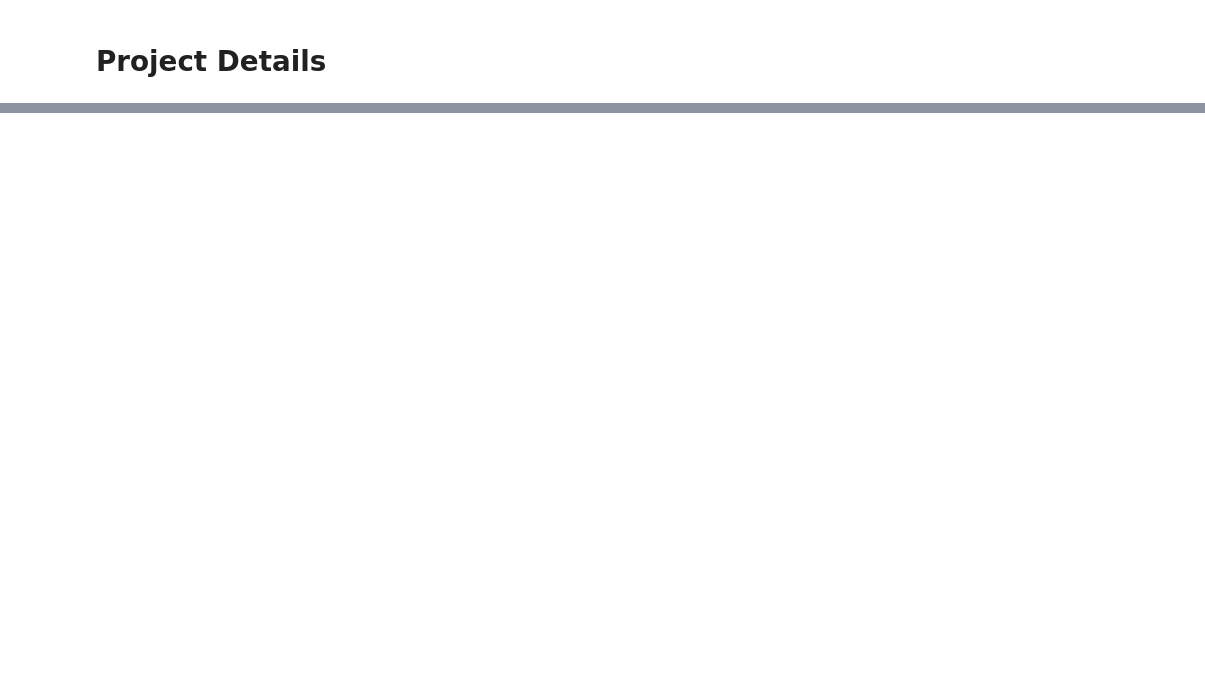
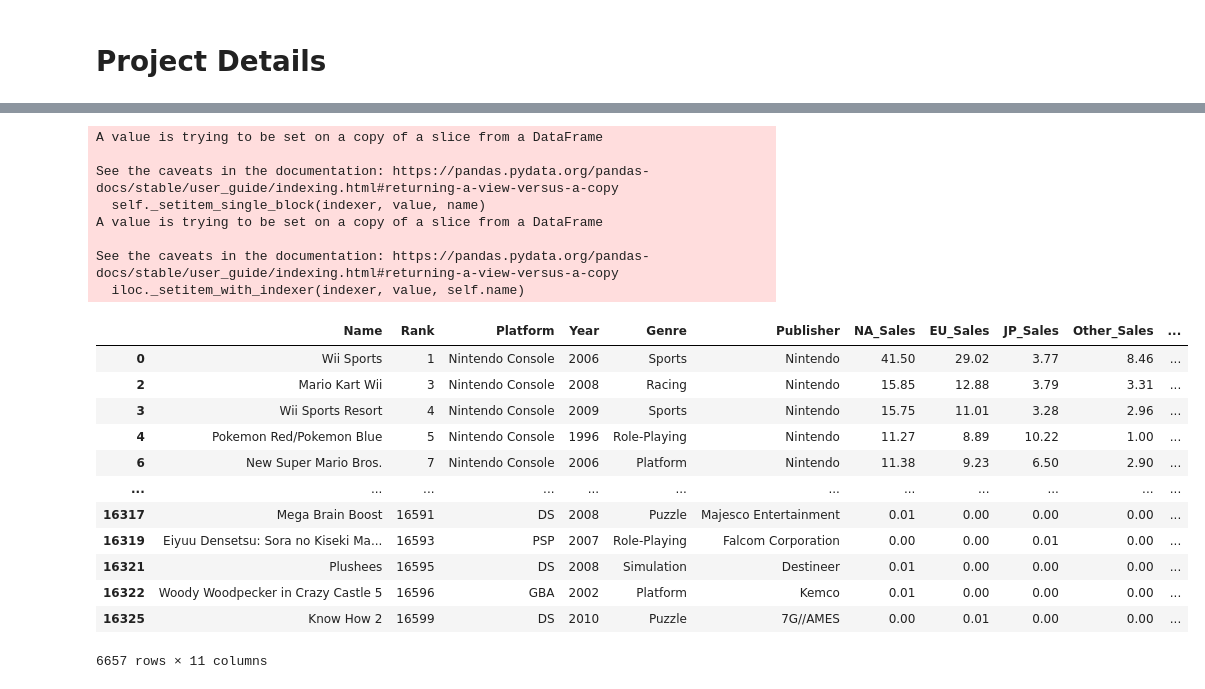
Before and after one commit to XOMIC/Data-Analytics-Projects, a Jupyter notebook: Games-Sales-Data/exclusives.ipynb, the cells around one changed output, grey strips where cells are left out. Drawn from its saved outputs; the diff is of its cells as text; code cells hidden in the pictures; blank space fills up the shorter version.

```diff
--- a/Games-Sales-Data/exclusives.ipynb
+++ b/Games-Sales-Data/exclusives.ipynb
@@ -43,0 +61,3 @@ exclusives.loc[exclusives.Platform == "PS3"]
+# %%
+top_platforms = exclusives[exclusives['Platform'].isin(top_10_exclusives.index)]
+top_platforms.head()
@@ -43,0 +71,25 @@ exclusives.loc[exclusives.Platform == "PS3"]
+# %%
+top_platforms.Platform.loc[top_platforms.Publisher == "Nintendo"] = 'Nintendo Console'
+top_platforms
+# %% [output]
+A value is trying to be set on a copy of a slice from a DataFrame
+
+See the caveats in the documentation: https://pandas.pydata.org/pandas-docs/stable/user_guide/indexing.html#returning-a-view-versus-a-copy
+  self._setitem_single_block(indexer, value, name)
+A value is trying to be set on a copy of a slice from a DataFrame
+
+See the caveats in the documentation: https://pandas.pydata.org/pandas-docs/stable/user_guide/indexing.html#returning-a-view-versus-a-copy
+  iloc._setitem_with_indexer(indexer, value, self.name)
+|  | Name | Rank | Platform | Year | Genre | Publisher | NA_Sales | EU_Sales | JP_Sales | Other_Sales | ... |
+| 0 | Wii Sports | 1 | Nintendo Console | 2006 | Sports | Nintendo | 41.50 | 29.02 | 3.77 | 8.46 | ... |
+| 2 | Mario Kart Wii | 3 | Nintendo Console | 2008 | Racing | Nintendo | 15.85 | 12.88 | 3.79 | 3.31 | ... |
+| 3 | Wii Sports Resort | 4 | Nintendo Console | 2009 | Sports | Nintendo | 15.75 | 11.01 | 3.28 | 2.96 | ... |
+| 4 | Pokemon Red/Pokemon Blue | 5 | Nintendo Console | 1996 | Role-Playing | Nintendo | 11.27 | 8.89 | 10.22 | 1.00 | ... |
+| 6 | New Super Mario Bros. | 7 | Nintendo Console | 2006 | Platform | Nintendo | 11.38 | 9.23 | 6.50 | 2.90 | ... |
+| ... | ... | ... | ... | ... | ... | ... | ... | ... | ... | ... | ... |
+| 16317 | Mega Brain Boost | 16591 | DS | 2008 | Puzzle | Majesco Entertainment | 0.01 | 0.00 | 0.00 | 0.00 | ... |
+| 16319 | Eiyuu Densetsu: Sora no Kiseki Ma... | 16593 | PSP | 2007 | Role-Playing | Falcom Corporation | 0.00 | 0.00 | 0.01 | 0.00 | ... |
+| 16321 | Plushees | 16595 | DS | 2008 | Simulation | Destineer | 0.01 | 0.00 | 0.00 | 0.00 | ... |
+| 16322 | Woody Woodpecker in Crazy Castle 5 | 16596 | GBA | 2002 | Platform | Kemco | 0.01 | 0.00 | 0.00 | 0.00 | ... |
+| 16325 | Know How 2 | 16599 | DS | 2010 | Puzzle | 7G//AMES | 0.00 | 0.01 | 0.00 | 0.00 | ... |
+6657 rows × 11 columns
```
Also changed, not shown: parts of 10 cells of this notebook.
